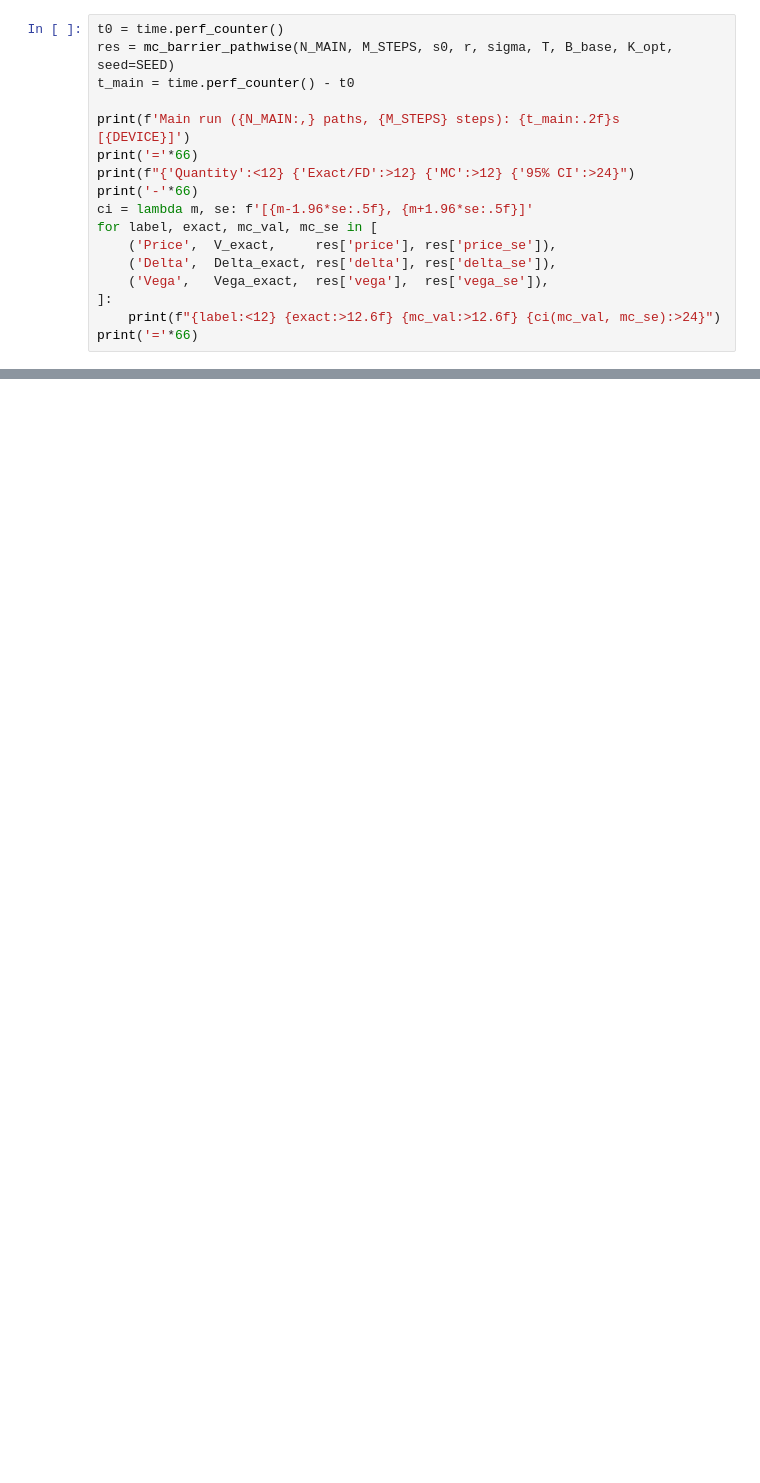
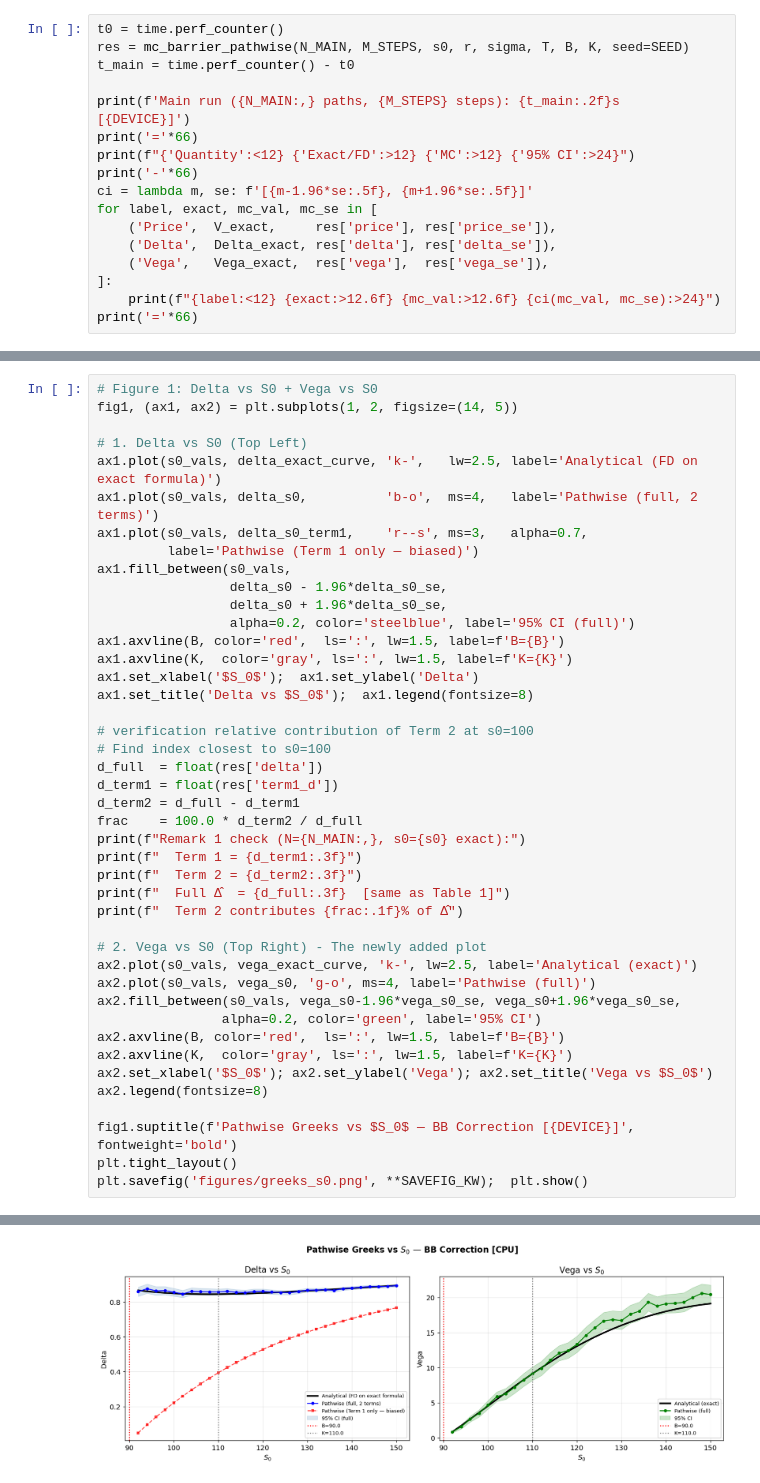
Before and after one commit to hamzaelarji/Simulation-method-for-finance-coursework, a Jupyter notebook: MATH70113_part_1.ipynb, the cells around one changed output, grey strips where cells are left out. Drawn from its saved outputs; the diff is of its cells as text; blank space fills up the shorter version.

```diff
--- a/MATH70113_part_1.ipynb
+++ b/MATH70113_part_1.ipynb
@@ -345,7 +385,7 @@ The Black–Scholes closed-form price of a down-and-out barrier call is used as
 The main run uses $N = 5 \times 10^5$ paths, $M = 252$ daily steps, seed 42.
 # %%
 t0 = time.perf_counter()
-res = mc_barrier_pathwise(N_MAIN, M_STEPS, s0, r, sigma, T, B_base, K_opt, seed=SEED)
+res = mc_barrier_pathwise(N_MAIN, M_STEPS, s0, r, sigma, T, B, K, seed=SEED)
 t_main = time.perf_counter() - t0
 
 print(f'Main run ({N_MAIN:,} paths, {M_STEPS} steps): {t_main:.2f}s  [{DEVICE}]')
@@ -423,0 +487,44 @@ Barrier sweep (20 values, shared Z): 2.27s  [GPU]
+# %%
+# Figure 1: Delta vs S0 + Vega vs S0
+fig1, (ax1, ax2) = plt.subplots(1, 2, figsize=(14, 5))
+
+# 1. Delta vs S0 (Top Left)
+ax1.plot(s0_vals, delta_exact_curve, 'k-',   lw=2.5, label='Analytical (FD on exact formula)')
+ax1.plot(s0_vals, delta_s0,          'b-o',  ms=4,   label='Pathwise (full, 2 terms)')
+ax1.plot(s0_vals, delta_s0_term1,    'r--s', ms=3,   alpha=0.7,
+         label='Pathwise (Term 1 only — biased)')
+ax1.fill_between(s0_vals,
+                 delta_s0 - 1.96*delta_s0_se,
+                 delta_s0 + 1.96*delta_s0_se,
+                 alpha=0.2, color='steelblue', label='95% CI (full)')
+ax1.axvline(B, color='red',  ls=':', lw=1.5, label=f'B={B}')
+ax1.axvline(K,  color='gray', ls=':', lw=1.5, label=f'K={K}')
+ax1.set_xlabel('$S_0$');  ax1.set_ylabel('Delta')
+ax1.set_title('Delta vs $S_0$');  ax1.legend(fontsize=8)
+
+# verification relative contribution of Term 2 at s0=100
+# Find index closest to s0=100
+d_full  = float(res['delta'])
+d_term1 = float(res['term1_d'])
+d_term2 = d_full - d_term1
+frac    = 100.0 * d_term2 / d_full
+print(f"Remark 1 check (N={N_MAIN:,}, s0={s0} exact):")
+print(f"  Term 1 = {d_term1:.3f}")
+print(f"  Term 2 = {d_term2:.3f}")
+print(f"  Full Δ̂  = {d_full:.3f}  [same as Table 1]")
+print(f"  Term 2 contributes {frac:.1f}% of Δ̂")
+
+# 2. Vega vs S0 (Top Right) - The newly added plot
+ax2.plot(s0_vals, vega_exact_curve, 'k-', lw=2.5, label='Analytical (exact)')
+ax2.plot(s0_vals, vega_s0, 'g-o', ms=4, label='Pathwise (full)')
+ax2.fill_between(s0_vals, vega_s0-1.96*vega_s0_se, vega_s0+1.96*vega_s0_se,
+                alpha=0.2, color='green', label='95% CI')
+ax2.axvline(B, color='red',  ls=':', lw=1.5, label=f'B={B}')
+ax2.axvline(K,  color='gray', ls=':', lw=1.5, label=f'K={K}')
+ax2.set_xlabel('$S_0$'); ax2.set_ylabel('Vega'); ax2.set_title('Vega vs $S_0$')
+ax2.legend(fontsize=8)
+
+fig1.suptitle(f'Pathwise Greeks vs $S_0$ — BB Correction [{DEVICE}]', fontweight='bold')
+plt.tight_layout()
+plt.savefig('figures/greeks_s0.png', **SAVEFIG_KW);  plt.show()
+# %% [output]
@@ -424 +536,2 @@ Barrier sweep (20 values, shared Z): 2.27s  [GPU]
+[figure, added]
 # %%
```
Also changed, not shown: parts of 40 cells of this notebook, 14 other files.
